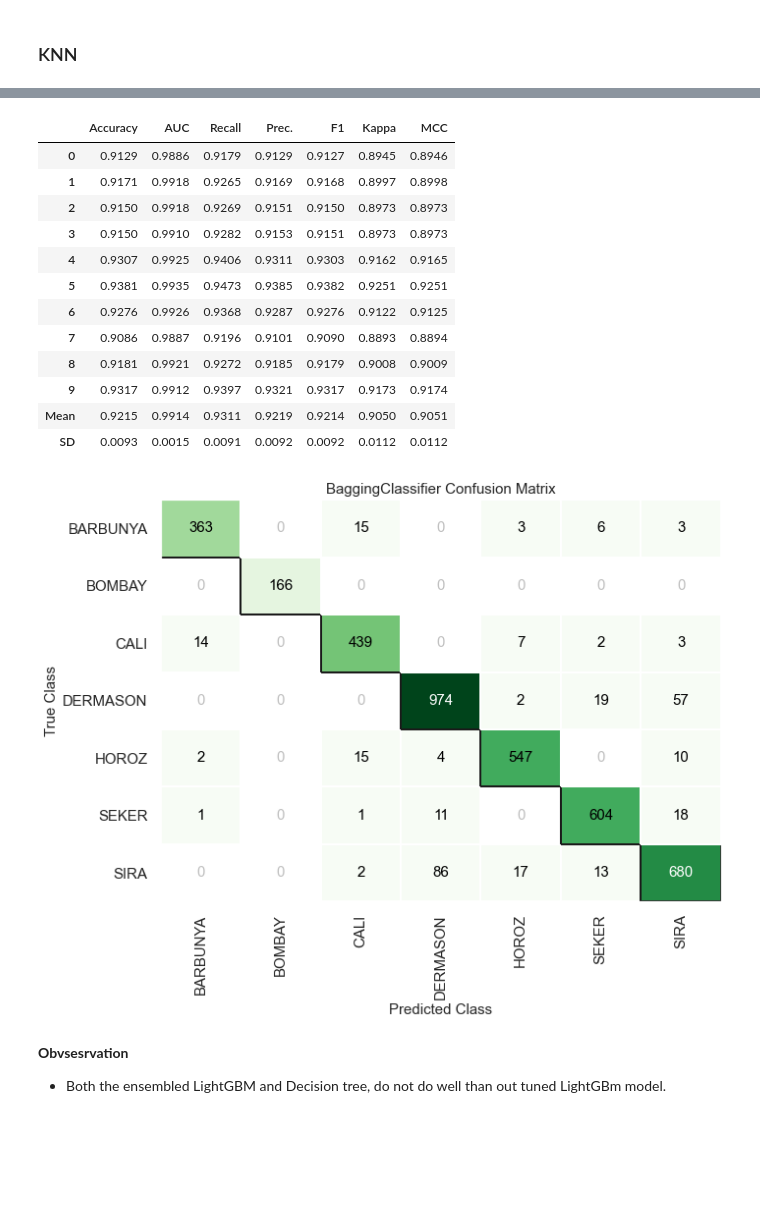
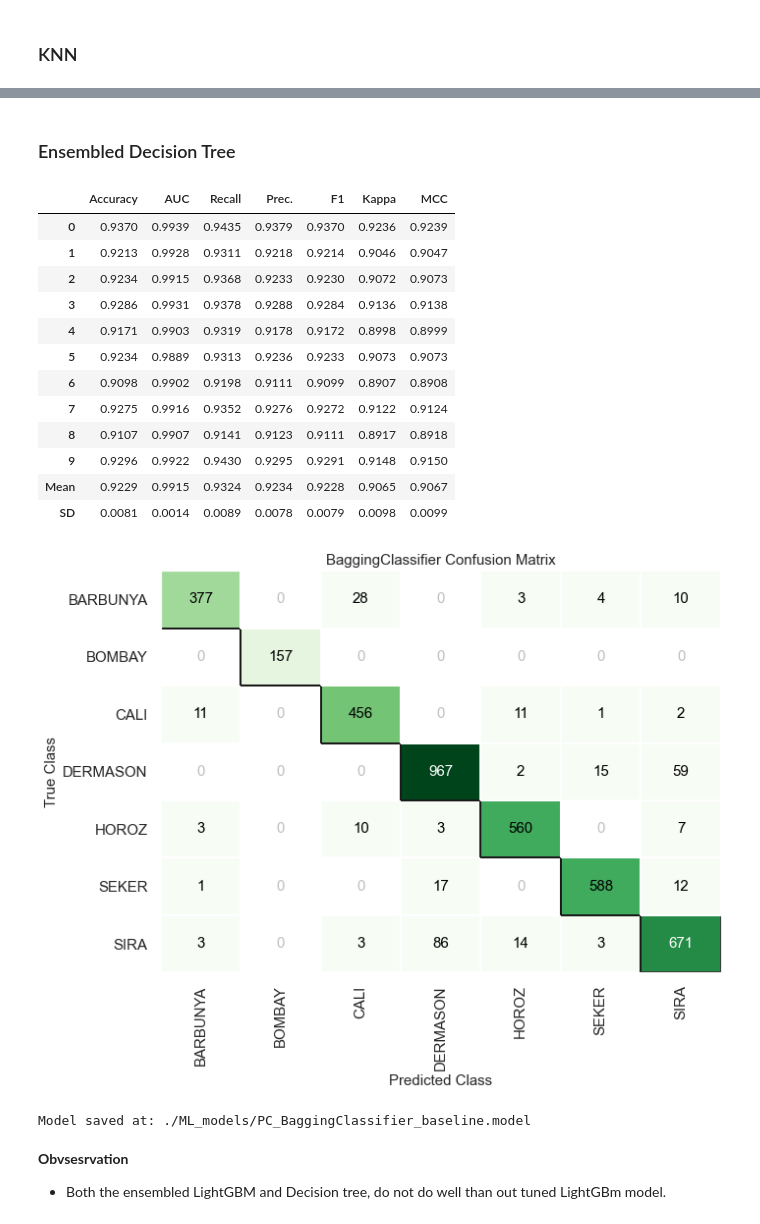
Before and after one commit to Abhiswain97/DryBeanClassification, a Jupyter notebook: Phase-3.2-PyCaret Modelling.ipynb, the cells around one changed output, grey strips where cells are left out. Saved outputs shown, nothing was run; the diff lists cells and outputs as text; code cells hidden in the pictures; blank space fills up the shorter version.

```diff
--- a/Phase-3.2-PyCaret Modelling.ipynb
+++ b/Phase-3.2-PyCaret Modelling.ipynb
@@ -456,23 +439,29 @@ plot_model(ensembled_lgbm, plot='confusion_matrix')
+# %% [markdown]
+### Ensembled Decision Tree
 # %%
-ensembled_dt = ensemble_model(dt, n_estimators=100)
+ensembled_dt = ensemble_model(dt, n_estimators=100, optimize='f1')
 # %% [output]
 |  | Accuracy | AUC | Recall | Prec. | F1 | Kappa | MCC |
-| 0 | 0.9129 | 0.9886 | 0.9179 | 0.9129 | 0.9127 | 0.8945 | 0.8946 |
-| 1 | 0.9171 | 0.9918 | 0.9265 | 0.9169 | 0.9168 | 0.8997 | 0.8998 |
-| 2 | 0.9150 | 0.9918 | 0.9269 | 0.9151 | 0.9150 | 0.8973 | 0.8973 |
-| 3 | 0.9150 | 0.9910 | 0.9282 | 0.9153 | 0.9151 | 0.8973 | 0.8973 |
-| 4 | 0.9307 | 0.9925 | 0.9406 | 0.9311 | 0.9303 | 0.9162 | 0.9165 |
-| 5 | 0.9381 | 0.9935 | 0.9473 | 0.9385 | 0.9382 | 0.9251 | 0.9251 |
-| 6 | 0.9276 | 0.9926 | 0.9368 | 0.9287 | 0.9276 | 0.9122 | 0.9125 |
-| 7 | 0.9086 | 0.9887 | 0.9196 | 0.9101 | 0.9090 | 0.8893 | 0.8894 |
-| 8 | 0.9181 | 0.9921 | 0.9272 | 0.9185 | 0.9179 | 0.9008 | 0.9009 |
-| 9 | 0.9317 | 0.9912 | 0.9397 | 0.9321 | 0.9317 | 0.9173 | 0.9174 |
-| Mean | 0.9215 | 0.9914 | 0.9311 | 0.9219 | 0.9214 | 0.9050 | 0.9051 |
-| SD | 0.0093 | 0.0015 | 0.0091 | 0.0092 | 0.0092 | 0.0112 | 0.0112 |
+| 0 | 0.9370 | 0.9939 | 0.9435 | 0.9379 | 0.9370 | 0.9236 | 0.9239 |
+| 1 | 0.9213 | 0.9928 | 0.9311 | 0.9218 | 0.9214 | 0.9046 | 0.9047 |
+| 2 | 0.9234 | 0.9915 | 0.9368 | 0.9233 | 0.9230 | 0.9072 | 0.9073 |
+| 3 | 0.9286 | 0.9931 | 0.9378 | 0.9288 | 0.9284 | 0.9136 | 0.9138 |
+| 4 | 0.9171 | 0.9903 | 0.9319 | 0.9178 | 0.9172 | 0.8998 | 0.8999 |
+| 5 | 0.9234 | 0.9889 | 0.9313 | 0.9236 | 0.9233 | 0.9073 | 0.9073 |
+| 6 | 0.9098 | 0.9902 | 0.9198 | 0.9111 | 0.9099 | 0.8907 | 0.8908 |
+| 7 | 0.9275 | 0.9916 | 0.9352 | 0.9276 | 0.9272 | 0.9122 | 0.9124 |
+| 8 | 0.9107 | 0.9907 | 0.9141 | 0.9123 | 0.9111 | 0.8917 | 0.8918 |
+| 9 | 0.9296 | 0.9922 | 0.9430 | 0.9295 | 0.9291 | 0.9148 | 0.9150 |
+| Mean | 0.9229 | 0.9915 | 0.9324 | 0.9234 | 0.9228 | 0.9065 | 0.9067 |
+| SD | 0.0081 | 0.0014 | 0.0089 | 0.0078 | 0.0079 | 0.0098 | 0.0099 |
 # %%
 plot_model(ensembled_dt, plot='confusion_matrix')
 # %% [output]
-[figure, old version]
+[figure, new version]
+# %%
+save(model=ensembled_dt)
+# %% [output]
+Model saved at: ./ML_models/PC_BaggingClassifier_baseline.model
 # %% [markdown]
 **Obvsesrvation**
 
```
Also changed, not shown: parts of 39 cells of this notebook, 22 other files.
